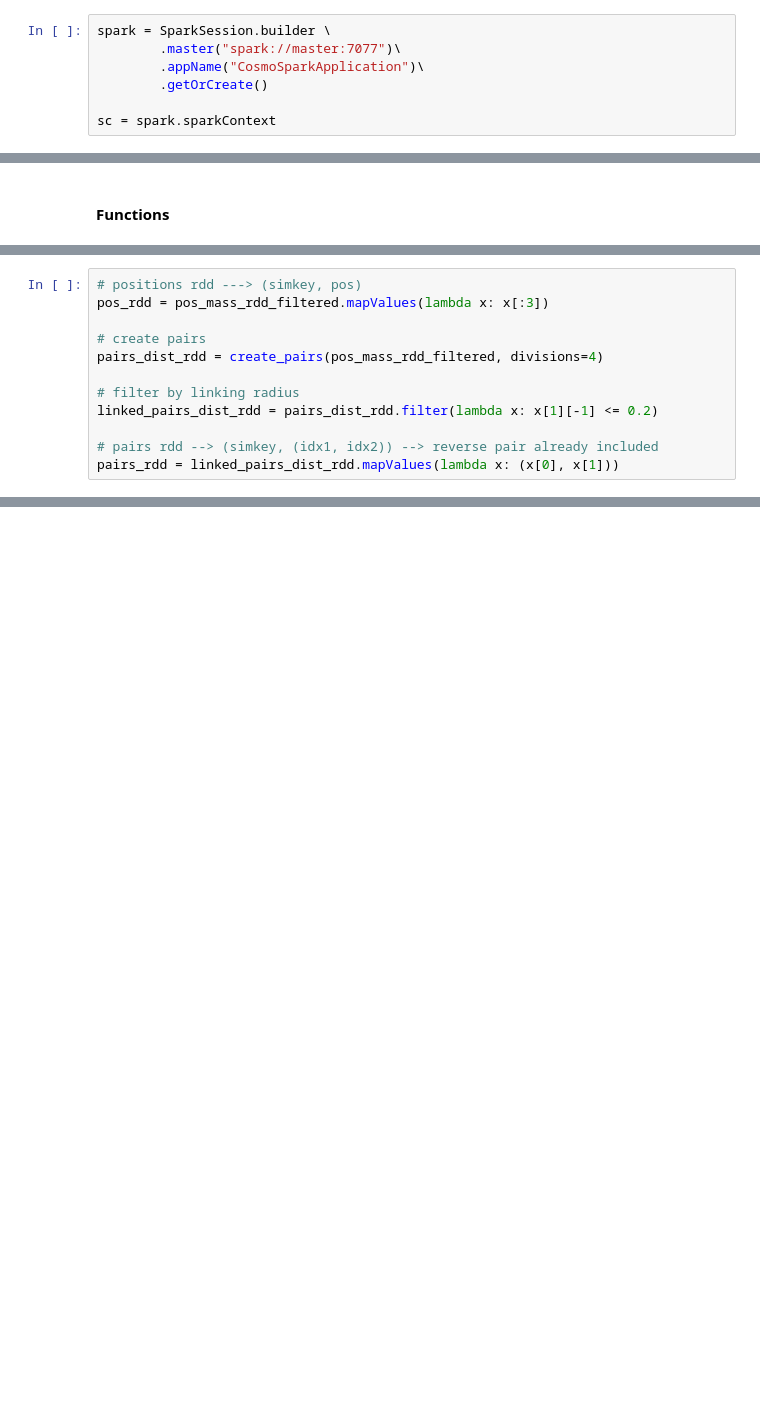
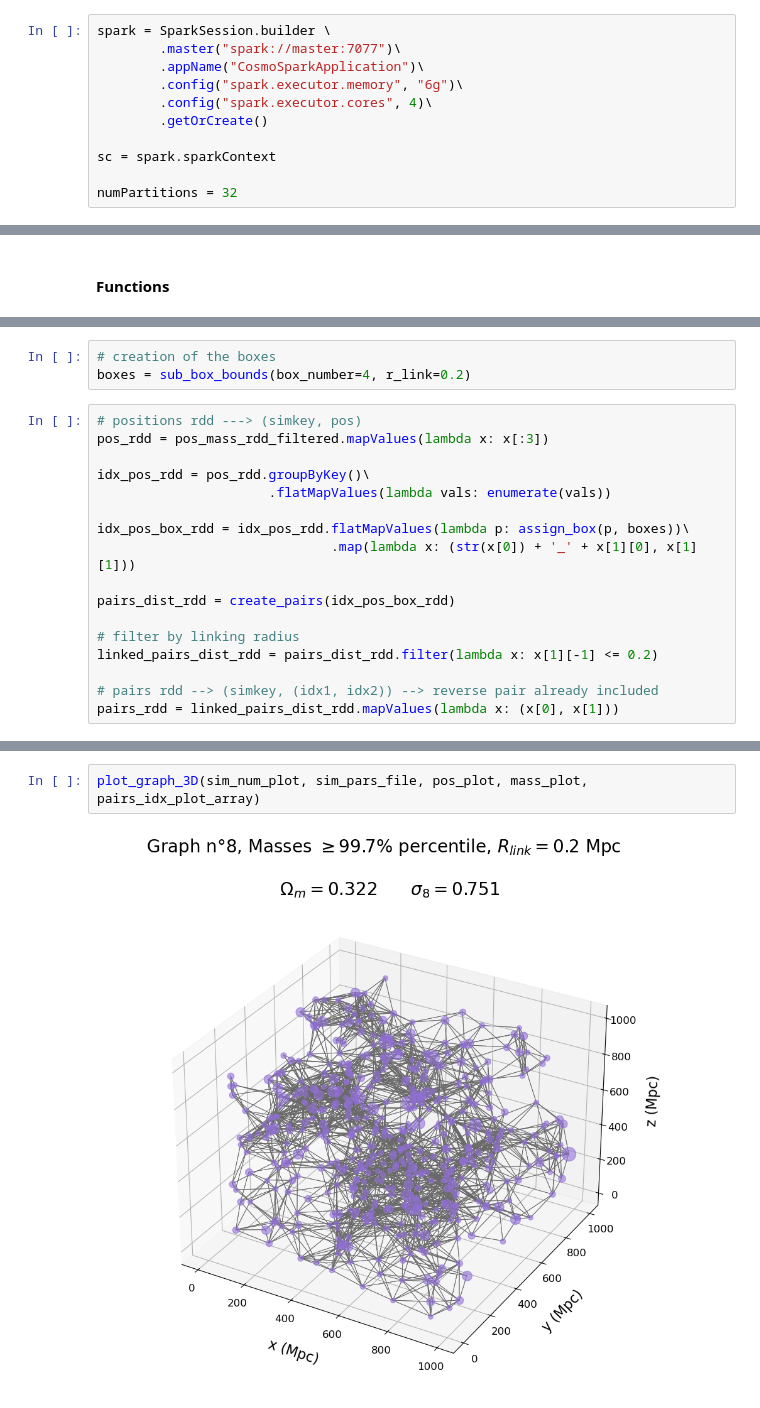
Before and after one commit to LauraRavagnani/Distributed-graph, a Jupyter notebook: MAPD_B_GR13.ipynb, the cells around one changed output, grey strips where cells are left out. Drawn from its saved outputs; the diff is of its cells as text; blank space fills up the shorter version.

```diff
--- a/MAPD_B_GR13.ipynb
+++ b/MAPD_B_GR13.ipynb
@@ -73,6 +73,10 @@ import math
 spark = SparkSession.builder \
         .master("spark://master:7077")\
         .appName("CosmoSparkApplication")\
+        .config("spark.executor.memory", "6g")\
+        .config("spark.executor.cores", 4)\
         .getOrCreate()
 
 sc = spark.sparkContext
+
+numPartitions = 32
@@ -462,9 +511,17 @@ create_halos_hist(n_halos_rdd, n_sims=n_sims)
+# %%
+# creation of the boxes
+boxes = sub_box_bounds(box_number=4, r_link=0.2)
 # %%
 # positions rdd ---> (simkey, pos)
 pos_rdd = pos_mass_rdd_filtered.mapValues(lambda x: x[:3])
 
-# create pairs
-pairs_dist_rdd = create_pairs(pos_mass_rdd_filtered, divisions=4)
+idx_pos_rdd = pos_rdd.groupByKey()\
+                      .flatMapValues(lambda vals: enumerate(vals))
+
+idx_pos_box_rdd = idx_pos_rdd.flatMapValues(lambda p: assign_box(p, boxes))\
+                              .map(lambda x: (str(x[0]) + '_' + x[1][0], x[1][1]))
+
+pairs_dist_rdd = create_pairs(idx_pos_box_rdd)
 
 # filter by linking radius
 linked_pairs_dist_rdd = pairs_dist_rdd.filter(lambda x: x[1][-1] <= 0.2)
@@ -484 +546,5 @@ pairs_idx_plot = pairs_rdd.filter(lambda x: x[0] == sim_num_plot)\
 pairs_idx_plot_array = np.array(pairs_idx_plot.collect())
+# %%
+plot_graph_3D(sim_num_plot, sim_pars_file, pos_plot, mass_plot, pairs_idx_plot_array)
+# %% [output]
+[figure, added]
```
Also changed, not shown: parts of 27 cells of this notebook.
